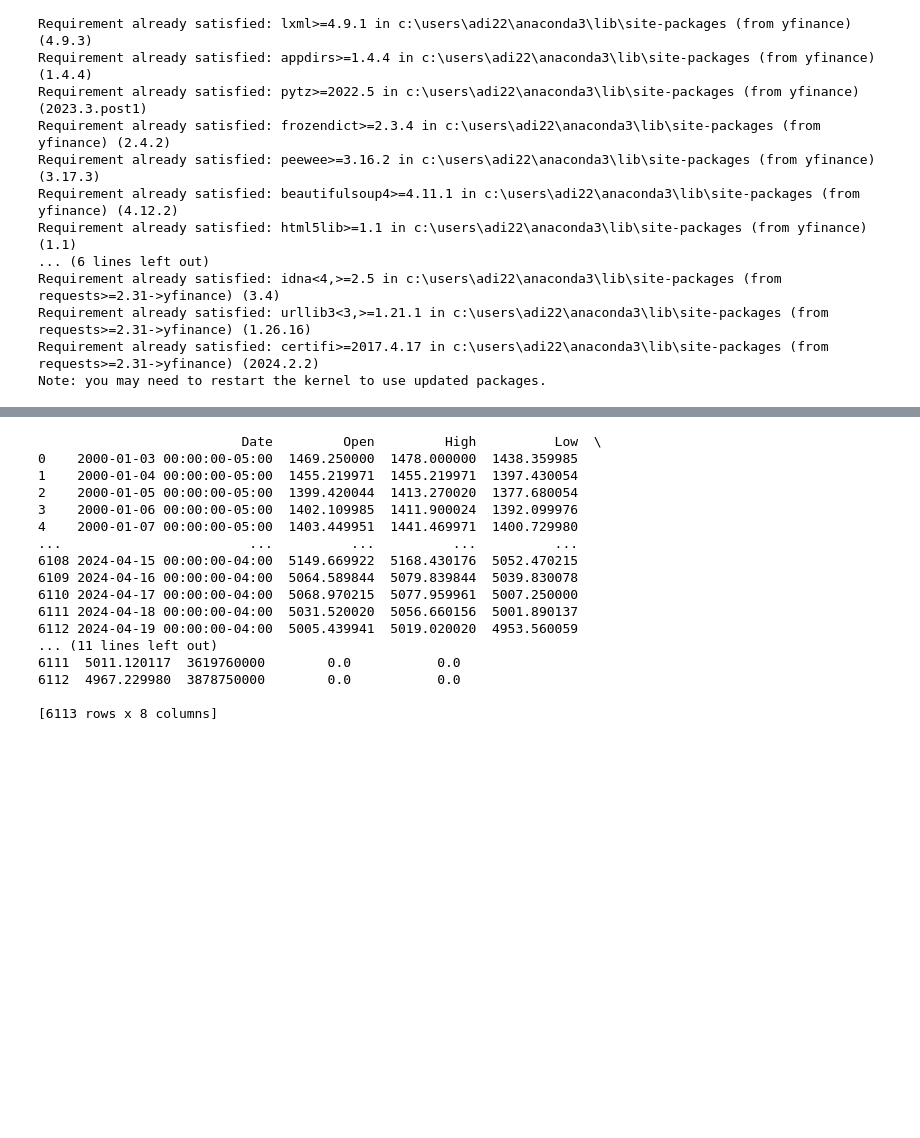
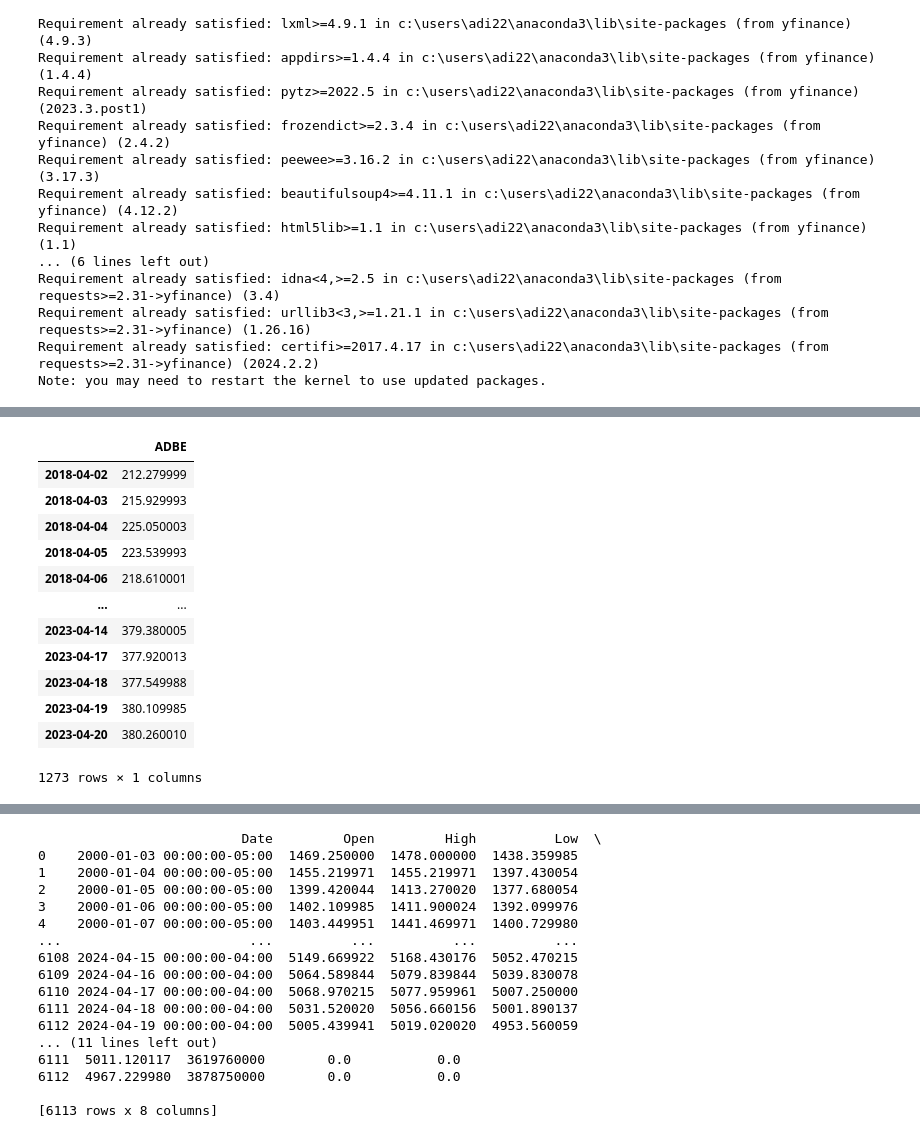
Before and after one commit to adi-suresh01/Pairs_Trading_Strategy_1, a Jupyter notebook: pairs.ipynb, the cells around one changed output, grey strips where cells are left out. Saved outputs shown, nothing was run; the diff lists cells and outputs as text; code cells hidden in the pictures; blank space fills up the shorter version.

```diff
--- a/pairs.ipynb
+++ b/pairs.ipynb
@@ -82,0 +214,19 @@ print(stock_data.head())
+# %%
+# train_df, test_df = train_test_split(df_new, test_size=0.8, shuffle=False)
+df_adbe = df_new.drop(columns=['AMD'])
+df_amd = df_new.drop(columns=['ADBE'])
+df_adbe
+# %% [output]
+|  | ADBE |
+| 2018-04-02 | 212.279999 |
+| 2018-04-03 | 215.929993 |
+| 2018-04-04 | 225.050003 |
+| 2018-04-05 | 223.539993 |
+| 2018-04-06 | 218.610001 |
+| ... | ... |
+| 2023-04-14 | 379.380005 |
+| 2023-04-17 | 377.920013 |
+| 2023-04-18 | 377.549988 |
+| 2023-04-19 | 380.109985 |
+| 2023-04-20 | 380.260010 |
+1273 rows × 1 columns
```
Also changed, not shown: parts of 34 cells of this notebook.
